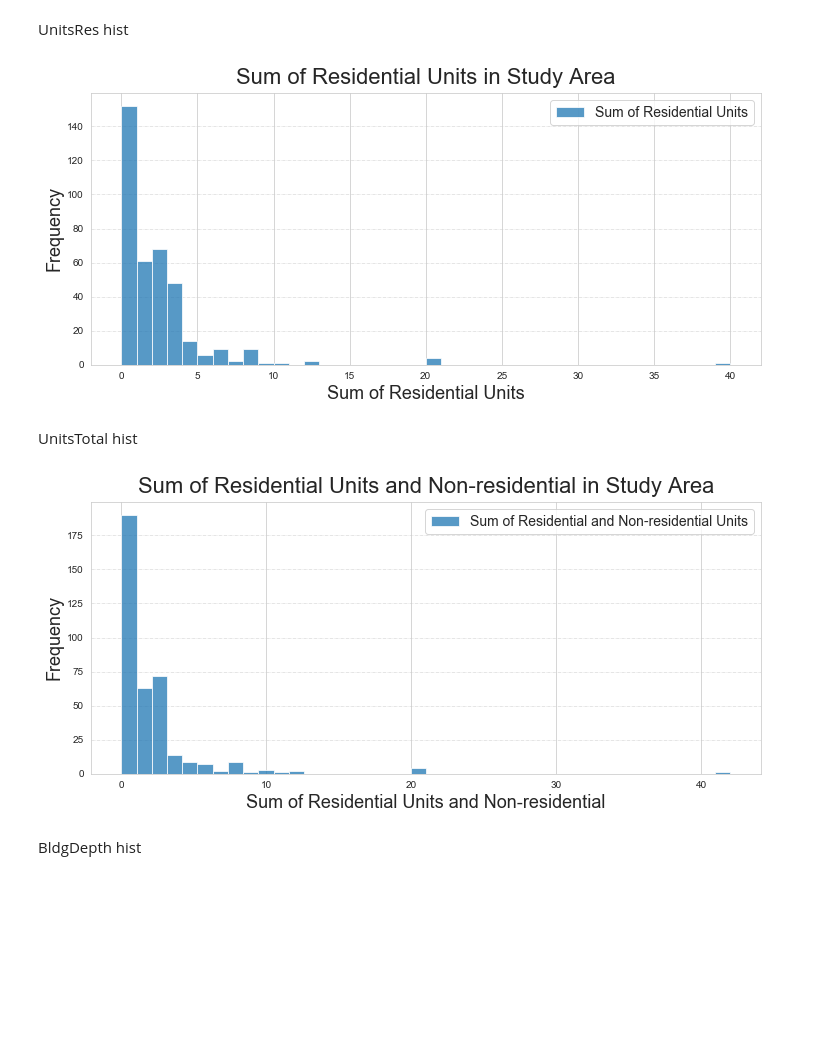
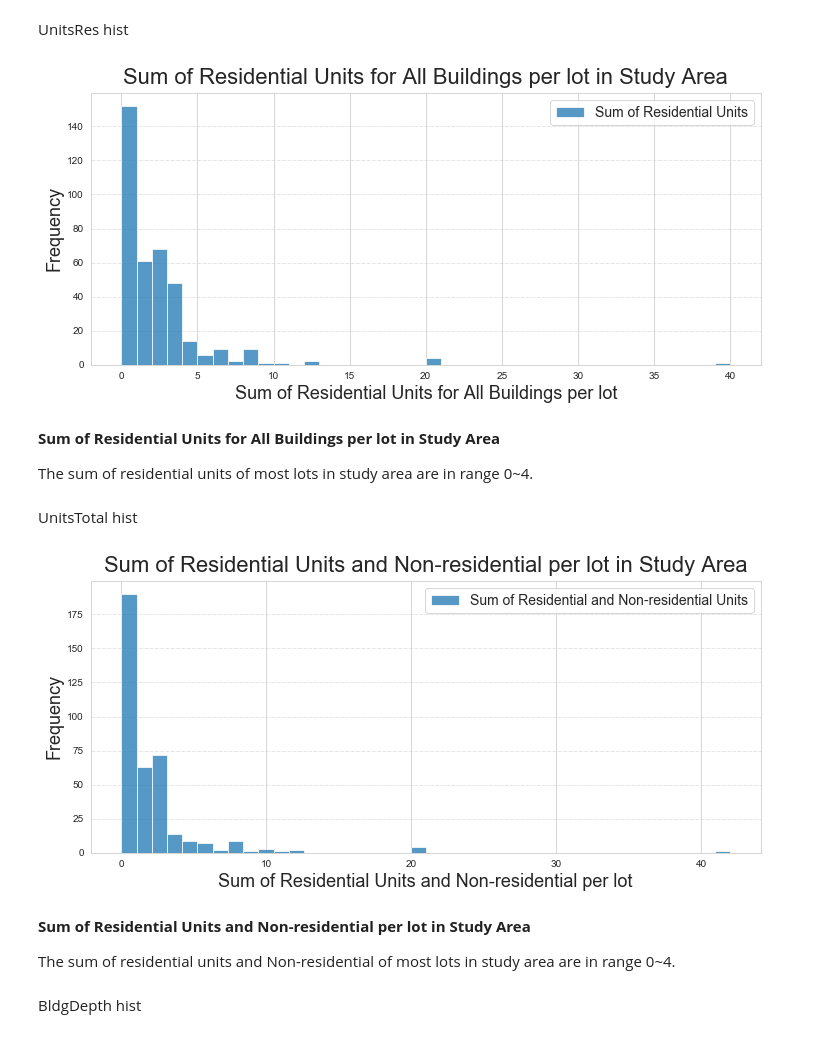
Before and after one commit to akash-y/digitalceqr, a Jupyter notebook: CHAPTER 19 - NOISE/PlutoDataCheck.ipynb, the cells around one changed output. Saved outputs shown, nothing was run; the diff lists cells and outputs as text; code cells hidden in the pictures; blank space fills up the shorter version.

```diff
--- a/CHAPTER 19 - NOISE/PlutoDataCheck.ipynb
+++ b/CHAPTER 19 - NOISE/PlutoDataCheck.ipynb
@@ -560,19 +625,23 @@ UnitsRes hist
 # %%
 fig = pl.figure(figsize = (12,5))
 ax = fig.add_subplot(111)
 
 studyarea['UnitsRes'].plot(kind="hist", bins=40, label='Sum of Residential Units', alpha=0.75)
 
-ax.set_title("Sum of Residential Units in Study Area", fontsize=22, y=1.01)
-ax.set_xlabel("Sum of Residential Units", fontsize=18)
+ax.set_title("Sum of Residential Units for All Buildings per lot in Study Area", fontsize=22, y=1.01)
+ax.set_xlabel("Sum of Residential Units for All Buildings per lot", fontsize=18)
 ax.set_ylabel("Frequency", fontsize=18)
 
 
 pl.grid(linewidth=0.5, axis='y', linestyle='-.')
 pl.legend(fontsize=14)
 pl.show()
 # %% [output]
-[figure, old version]
+[figure, new version]
+# %% [markdown]
+**Sum of Residential Units for All Buildings per lot in Study Area**
+
+The sum of residential units of most lots in study area are in range 0~4.
 # %% [markdown]
 UnitsTotal hist
 # %%
@@ -581,8 +650,8 @@ ax = fig.add_subplot(111)
 
 studyarea['UnitsTotal'].plot(kind="hist", bins=40, label='Sum of Residential and Non-residential Units', alpha=0.75)
 
-ax.set_title("Sum of Residential Units and Non-residential in Study Area", fontsize=22, y=1.01)
-ax.set_xlabel("Sum of Residential Units and Non-residential", fontsize=18)
+ax.set_title("Sum of Residential Units and Non-residential per lot in Study Area", fontsize=22, y=1.01)
+ax.set_xlabel("Sum of Residential Units and Non-residential per lot", fontsize=18)
 ax.set_ylabel("Frequency", fontsize=18)
 
 
@@ -590,7 +659,11 @@ pl.grid(linewidth=0.5, axis='y', linestyle='-.')
 pl.legend(fontsize=14)
 pl.show()
 # %% [output]
-[figure, old version]
+[figure, new version]
+# %% [markdown]
+**Sum of Residential Units and Non-residential per lot in Study Area**
+
+The sum of residential units and Non-residential of most lots in study area are in range 0~4.
 # %% [markdown]
 BldgDepth hist
 # %%
```
Also changed, not shown: parts of 37 cells of this notebook.
